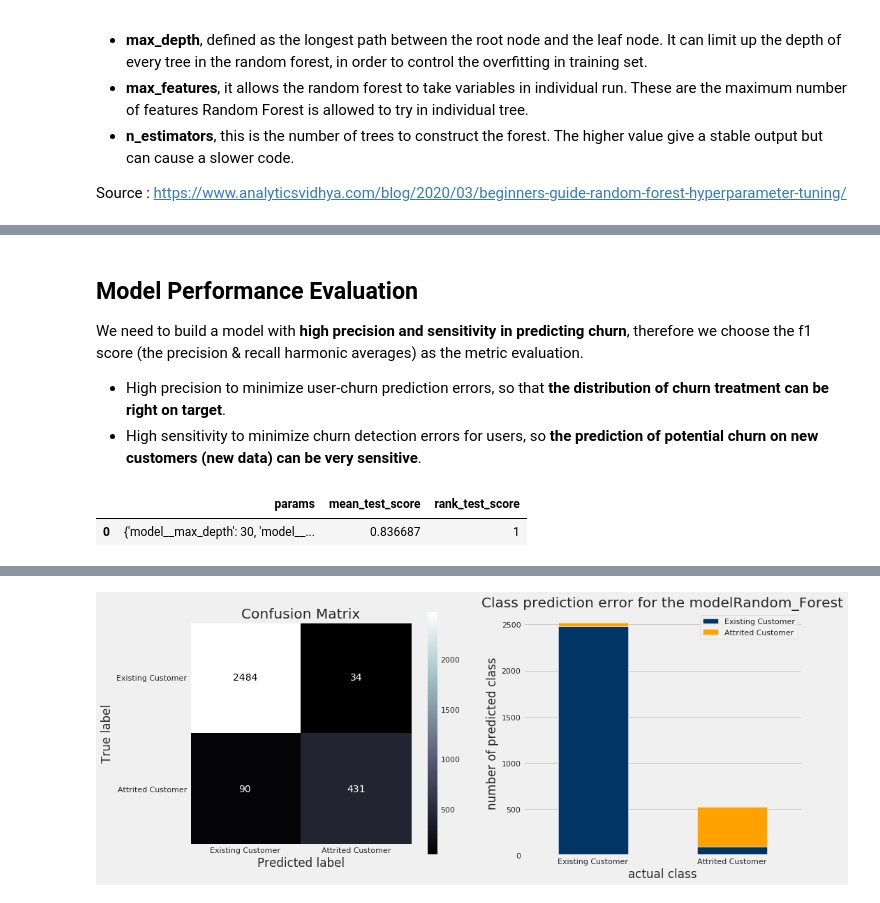
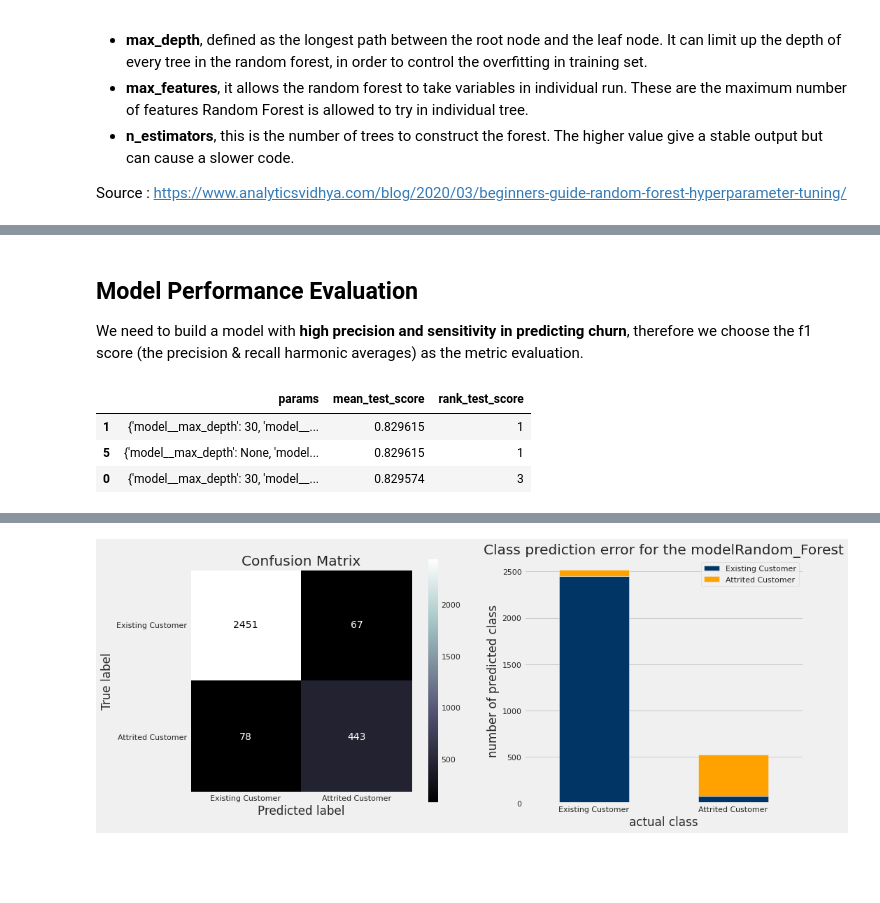
Before and after one commit to mhfaisaluddin/Churn-Prediction-on-Credit-Card-Data, a Jupyter notebook: temporary_script.ipynb, the cells around one changed output, grey strips where cells are left out. Cells and saved outputs as stored; diff of their text form; code cells hidden in the pictures; blank space fills up the shorter version.

```diff
--- a/temporary_script.ipynb
+++ b/temporary_script.ipynb
@@ -106,7 +65,7 @@ Seaborn v 0.11.2
 # Data Collection
 # %%
 # read the data
-df = pd.read_csv('drive/MyDrive/Finpro/BankChurners.csv')
+df = pd.read_csv('https://raw.githubusercontent.com/mhfaisaluddin/Churn-Prediction-on-Credit-Card-Data/main/BankChurners.csv')
 #df = pd.read_csv('BankChurners.csv')
 
 # exclude 2 last columns
@@ -895,6 +630,7 @@ scorer = make_scorer(f1_score, pos_label=1)
 # wrap up into my_model
 my_model = Pipeline(
     steps=[('cat_encode', cat_transformer),
+           ('SMOTE', SMOTE(random_state=42)),
            ('model', model)])
 
 # fit to get optimum hyperparameters
@@ -923,14 +659,14 @@ GridSearchCV(cv=5,
 # %% [markdown]
 ## Model Performance Evaluation
 We need to build a model with **high precision and sensitivity in predicting churn**, therefore we choose the f1 score (the precision & recall harmonic averages) as the metric evaluation.
-- High precision to minimize user-churn prediction errors, so that **the distribution of churn treatment can be right on target**.
-- High sensitivity to minimize churn detection errors for users, so **the prediction of potential churn on new customers (new data) can be very sensitive**.
 # %%
 # the compact results
 cv_rf = pd.DataFrame(optimize_hparams.cv_results_)
 retain_cols = ['params','mean_test_score','rank_test_score']
 tmp_cv_rf = cv_rf[retain_cols].sort_values('rank_test_score')
-tmp_cv_rf.head(1)
+tmp_cv_rf.head(3)
 # %% [output]
 |  | params | mean_test_score | rank_test_score |
-| 0 | {'model__max_depth': 30, 'model__... | 0.836687 | 1 |
+| 1 | {'model__max_depth': 30, 'model__... | 0.829615 | 1 |
+| 5 | {'model__max_depth': None, 'model... | 0.829615 | 1 |
+| 0 | {'model__max_depth': 30, 'model__... | 0.829574 | 3 |
```
Also changed, not shown: parts of 64 cells of this notebook.
